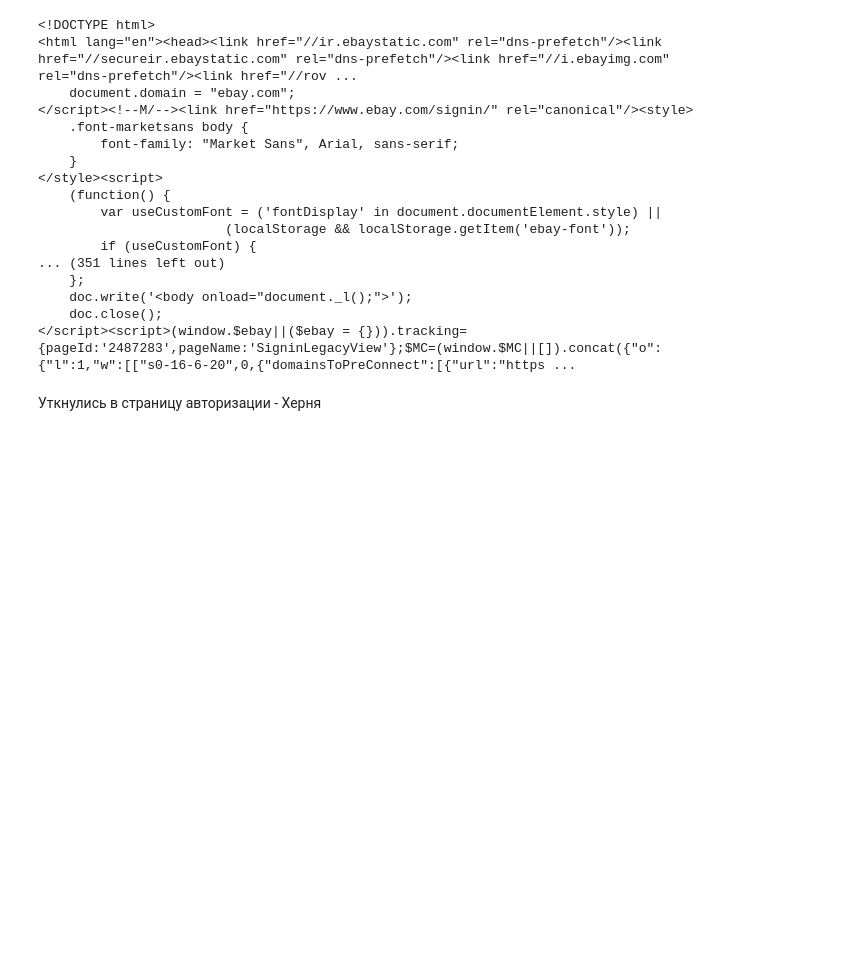
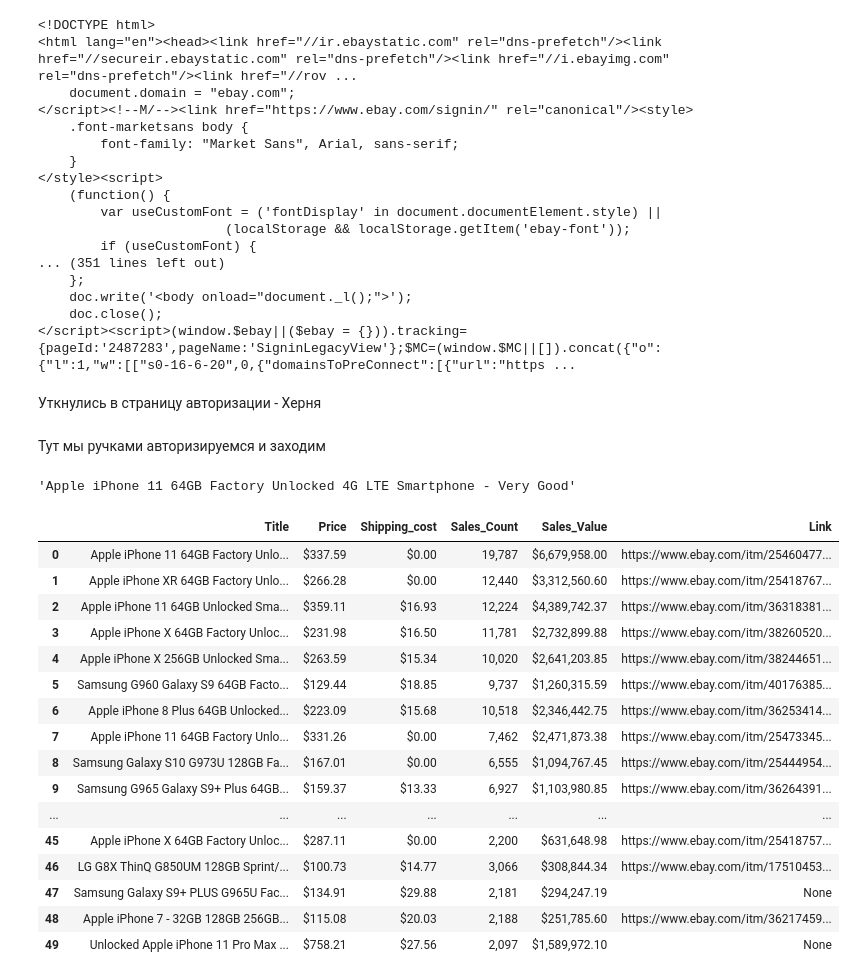
Before and after one commit to AleksKids/hedonistic-demand-from-ebay, a Jupyter notebook: Parser.ipynb, the cells around one changed output. Drawn from its saved outputs; the diff is of its cells as text; code cells hidden in the pictures; blank space fills up the shorter version.

```diff
--- a/Parser.ipynb
+++ b/Parser.ipynb
@@ -83,0 +86,2 @@ driver.implicitly_wait(10)
+# %% [markdown]
+Тут мы ручками авторизируемся и заходим
@@ -83,0 +90,42 @@ driver.implicitly_wait(10)
+# %%
+html = driver.page_source
+soup = BeautifulSoup(html, 'html.parser')
+items = soup.find_all('div', {'class': 'research-table-row__link-row-anchor'})
+# %%
+product_name = soup.find('span', {'data-item-id': '254604777645'}).text
+product_name
+# %% [output]
+'Apple iPhone 11 64GB Factory Unlocked 4G LTE Smartphone - Very Good'
+# %%
+df = pd.DataFrame(columns = ["Title", "Price", "Shipping_cost", "Sales_Count", "Sales_Value", "Link"])
+for product in soup.find_all('tr', class_='research-table-row'):
+    title = product.find('span', attrs={'data-item-id': True}).text
+    price = product.find('td', class_='research-table-row__item research-table-row__avgSoldPrice').div.find_all('div')[0].text.strip()
+    shipping = product.find('td', class_='research-table-row__item research-table-row__avgShippingCost').div.find_all('div')[0].text.strip()
+    sales_count = product.find('td', class_='research-table-row__item research-table-row__totalSoldCount').div.find_all('div')[0].text.strip()
+    sales_value = product.find('td', class_='research-table-row__item research-table-row__totalSalesValue').div.find_all('div')[0].text.strip()
+    try:
+        link = product.find('a', class_='research-table-row__link-row-anchor', attrs={'href': True})['href']
+    except:
+        link = None
+    data = {"Title": title, "Price": price, "Shipping_cost": shipping, "Sales_Count": sales_count, "Sales_Value": sales_value, "Link": link}
+    df = df.append(data, ignore_index=True)
+df
+# %% [output]
+|  | Title | Price | Shipping_cost | Sales_Count | Sales_Value | Link |
+| 0 | Apple iPhone 11 64GB Factory Unlo... | $337.59 | $0.00 | 19,787 | $6,679,958.00 | https://www.ebay.com/itm/25460477... |
+| 1 | Apple iPhone XR 64GB Factory Unlo... | $266.28 | $0.00 | 12,440 | $3,312,560.60 | https://www.ebay.com/itm/25418767... |
+| 2 | Apple iPhone 11 64GB Unlocked Sma... | $359.11 | $16.93 | 12,224 | $4,389,742.37 | https://www.ebay.com/itm/36318381... |
+| 3 | Apple iPhone X 64GB Factory Unloc... | $231.98 | $16.50 | 11,781 | $2,732,899.88 | https://www.ebay.com/itm/38260520... |
+| 4 | Apple iPhone X 256GB Unlocked Sma... | $263.59 | $15.34 | 10,020 | $2,641,203.85 | https://www.ebay.com/itm/38244651... |
+| 5 | Samsung G960 Galaxy S9 64GB Facto... | $129.44 | $18.85 | 9,737 | $1,260,315.59 | https://www.ebay.com/itm/40176385... |
+| 6 | Apple iPhone 8 Plus 64GB Unlocked... | $223.09 | $15.68 | 10,518 | $2,346,442.75 | https://www.ebay.com/itm/36253414... |
+| 7 | Apple iPhone 11 64GB Factory Unlo... | $331.26 | $0.00 | 7,462 | $2,471,873.38 | https://www.ebay.com/itm/25473345... |
+| 8 | Samsung Galaxy S10 G973U 128GB Fa... | $167.01 | $0.00 | 6,555 | $1,094,767.45 | https://www.ebay.com/itm/25444954... |
+| 9 | Samsung G965 Galaxy S9+ Plus 64GB... | $159.37 | $13.33 | 6,927 | $1,103,980.85 | https://www.ebay.com/itm/36264391... |
+| ... | ... | ... | ... | ... | ... | ... |
+| 45 | Apple iPhone X 64GB Factory Unloc... | $287.11 | $0.00 | 2,200 | $631,648.98 | https://www.ebay.com/itm/25418757... |
+| 46 | LG G8X ThinQ G850UM 128GB Sprint/... | $100.73 | $14.77 | 3,066 | $308,844.34 | https://www.ebay.com/itm/17510453... |
+| 47 | Samsung Galaxy S9+ PLUS G965U Fac... | $134.91 | $29.88 | 2,181 | $294,247.19 | None |
+| 48 | Apple iPhone 7 - 32GB 128GB 256GB... | $115.08 | $20.03 | 2,188 | $251,785.60 | https://www.ebay.com/itm/36217459... |
+| 49 | Unlocked Apple iPhone 11 Pro Max ... | $758.21 | $27.56 | 2,097 | $1,589,972.10 | None |
```
Also changed, not shown: parts of 4 cells of this notebook.
